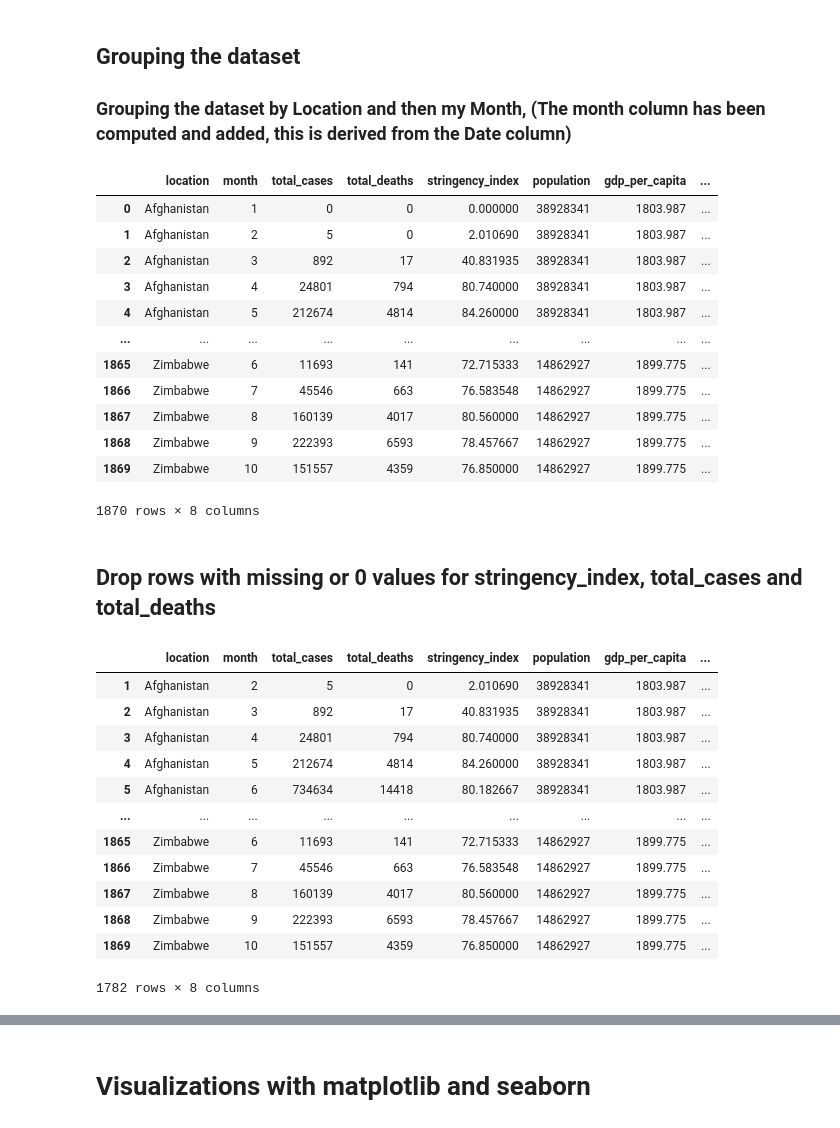
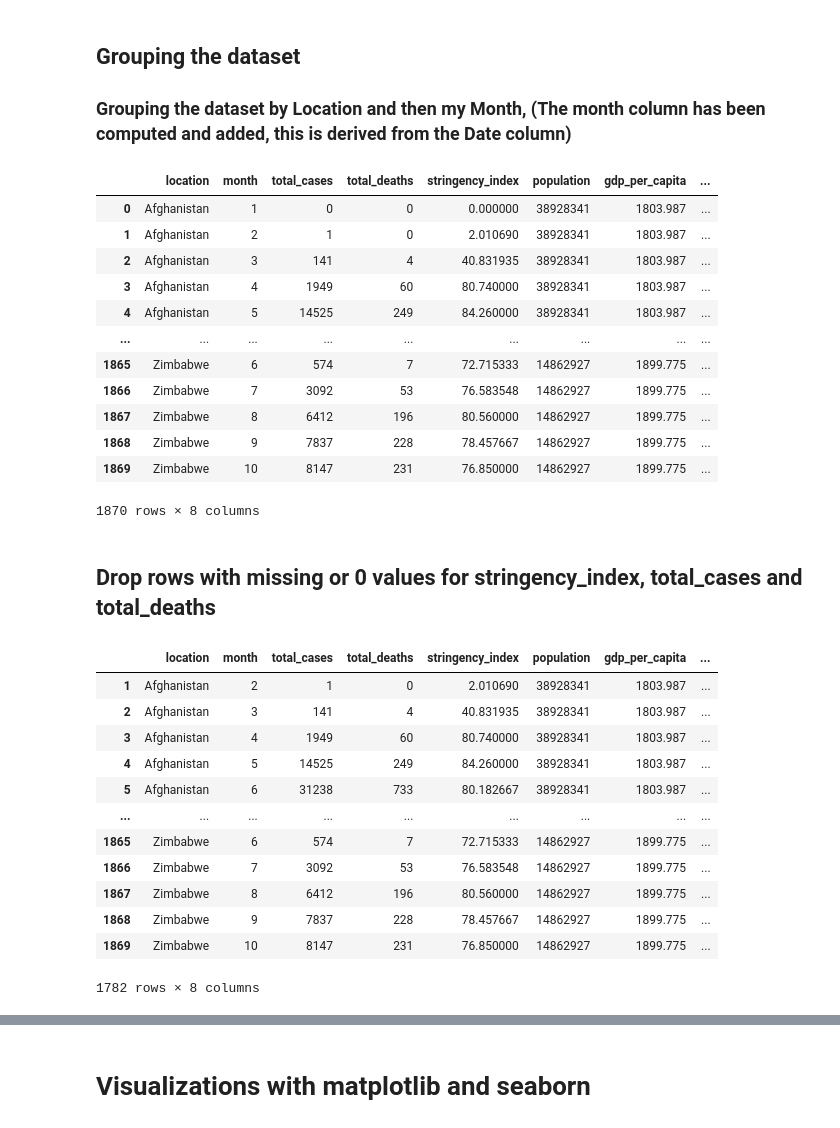
Before and after one commit to Anindita123-code/DataAnalytics, a Jupyter notebook: Final_Project/das_redi_Covid19_Analysis.ipynb, the cells around one changed output, grey strips where cells are left out. Cells and saved outputs as stored; diff of their text form; code cells hidden in the pictures.

```diff
--- a/Final_Project/das_redi_Covid19_Analysis.ipynb
+++ b/Final_Project/das_redi_Covid19_Analysis.ipynb
@@ -229,31 +231,29 @@ df_inter
 ## Grouping the dataset
 ### Grouping the dataset by Location and then my Month, (The month column has been computed and added, this is derived from the Date column)
 # %%
-# df_final.describe
-# df_noduplicates.groupby(["location","month"]).sum()
 df_grouped = df_inter.groupby(['location', 'month'], as_index=False).agg(
     {
-        'total_cases': 'sum',
-        'total_deaths': 'sum',
+        'total_cases': 'max',
+        'total_deaths': 'max',
         'stringency_index': 'mean',
         'population': 'first',
         'gdp_per_capita': 'first',
         'human_development_index': 'first',
     })
 df_grouped
 # %% [output]
 |  | location | month | total_cases | total_deaths | stringency_index | population | gdp_per_capita | ... |
 | 0 | Afghanistan | 1 | 0 | 0 | 0.000000 | 38928341 | 1803.987 | ... |
-| 1 | Afghanistan | 2 | 5 | 0 | 2.010690 | 38928341 | 1803.987 | ... |
-| 2 | Afghanistan | 3 | 892 | 17 | 40.831935 | 38928341 | 1803.987 | ... |
-| 3 | Afghanistan | 4 | 24801 | 794 | 80.740000 | 38928341 | 1803.987 | ... |
-| 4 | Afghanistan | 5 | 212674 | 4814 | 84.260000 | 38928341 | 1803.987 | ... |
+| 1 | Afghanistan | 2 | 1 | 0 | 2.010690 | 38928341 | 1803.987 | ... |
+| 2 | Afghanistan | 3 | 141 | 4 | 40.831935 | 38928341 | 1803.987 | ... |
+| 3 | Afghanistan | 4 | 1949 | 60 | 80.740000 | 38928341 | 1803.987 | ... |
+| 4 | Afghanistan | 5 | 14525 | 249 | 84.260000 | 38928341 | 1803.987 | ... |
 | ... | ... | ... | ... | ... | ... | ... | ... | ... |
-| 1865 | Zimbabwe | 6 | 11693 | 141 | 72.715333 | 14862927 | 1899.775 | ... |
-| 1866 | Zimbabwe | 7 | 45546 | 663 | 76.583548 | 14862927 | 1899.775 | ... |
-| 1867 | Zimbabwe | 8 | 160139 | 4017 | 80.560000 | 14862927 | 1899.775 | ... |
-| 1868 | Zimbabwe | 9 | 222393 | 6593 | 78.457667 | 14862927 | 1899.775 | ... |
-| 1869 | Zimbabwe | 10 | 151557 | 4359 | 76.850000 | 14862927 | 1899.775 | ... |
+| 1865 | Zimbabwe | 6 | 574 | 7 | 72.715333 | 14862927 | 1899.775 | ... |
+| 1866 | Zimbabwe | 7 | 3092 | 53 | 76.583548 | 14862927 | 1899.775 | ... |
+| 1867 | Zimbabwe | 8 | 6412 | 196 | 80.560000 | 14862927 | 1899.775 | ... |
+| 1868 | Zimbabwe | 9 | 7837 | 228 | 78.457667 | 14862927 | 1899.775 | ... |
+| 1869 | Zimbabwe | 10 | 8147 | 231 | 76.850000 | 14862927 | 1899.775 | ... |
 1870 rows × 8 columns
 # %% [markdown]
 ## Drop rows with missing or 0 values for stringency_index, total_cases and total_deaths
@@ -267,17 +267,17 @@ df_grouped.drop(index_names, inplace = True)
 df_grouped
 # %% [output]
 |  | location | month | total_cases | total_deaths | stringency_index | population | gdp_per_capita | ... |
-| 1 | Afghanistan | 2 | 5 | 0 | 2.010690 | 38928341 | 1803.987 | ... |
-| 2 | Afghanistan | 3 | 892 | 17 | 40.831935 | 38928341 | 1803.987 | ... |
-| 3 | Afghanistan | 4 | 24801 | 794 | 80.740000 | 38928341 | 1803.987 | ... |
-| 4 | Afghanistan | 5 | 212674 | 4814 | 84.260000 | 38928341 | 1803.987 | ... |
-| 5 | Afghanistan | 6 | 734634 | 14418 | 80.182667 | 38928341 | 1803.987 | ... |
+| 1 | Afghanistan | 2 | 1 | 0 | 2.010690 | 38928341 | 1803.987 | ... |
+| 2 | Afghanistan | 3 | 141 | 4 | 40.831935 | 38928341 | 1803.987 | ... |
+| 3 | Afghanistan | 4 | 1949 | 60 | 80.740000 | 38928341 | 1803.987 | ... |
+| 4 | Afghanistan | 5 | 14525 | 249 | 84.260000 | 38928341 | 1803.987 | ... |
+| 5 | Afghanistan | 6 | 31238 | 733 | 80.182667 | 38928341 | 1803.987 | ... |
 | ... | ... | ... | ... | ... | ... | ... | ... | ... |
-| 1865 | Zimbabwe | 6 | 11693 | 141 | 72.715333 | 14862927 | 1899.775 | ... |
-| 1866 | Zimbabwe | 7 | 45546 | 663 | 76.583548 | 14862927 | 1899.775 | ... |
-| 1867 | Zimbabwe | 8 | 160139 | 4017 | 80.560000 | 14862927 | 1899.775 | ... |
-| 1868 | Zimbabwe | 9 | 222393 | 6593 | 78.457667 | 14862927 | 1899.775 | ... |
-| 1869 | Zimbabwe | 10 | 151557 | 4359 | 76.850000 | 14862927 | 1899.775 | ... |
+| 1865 | Zimbabwe | 6 | 574 | 7 | 72.715333 | 14862927 | 1899.775 | ... |
+| 1866 | Zimbabwe | 7 | 3092 | 53 | 76.583548 | 14862927 | 1899.775 | ... |
+| 1867 | Zimbabwe | 8 | 6412 | 196 | 80.560000 | 14862927 | 1899.775 | ... |
+| 1868 | Zimbabwe | 9 | 7837 | 228 | 78.457667 | 14862927 | 1899.775 | ... |
+| 1869 | Zimbabwe | 10 | 8147 | 231 | 76.850000 | 14862927 | 1899.775 | ... |
 1782 rows × 8 columns
 # %%
 # the df_final dataset holds the desired data which can be used for further analysis
```
Also changed, not shown: parts of 16 cells of this notebook, 2 other files.
